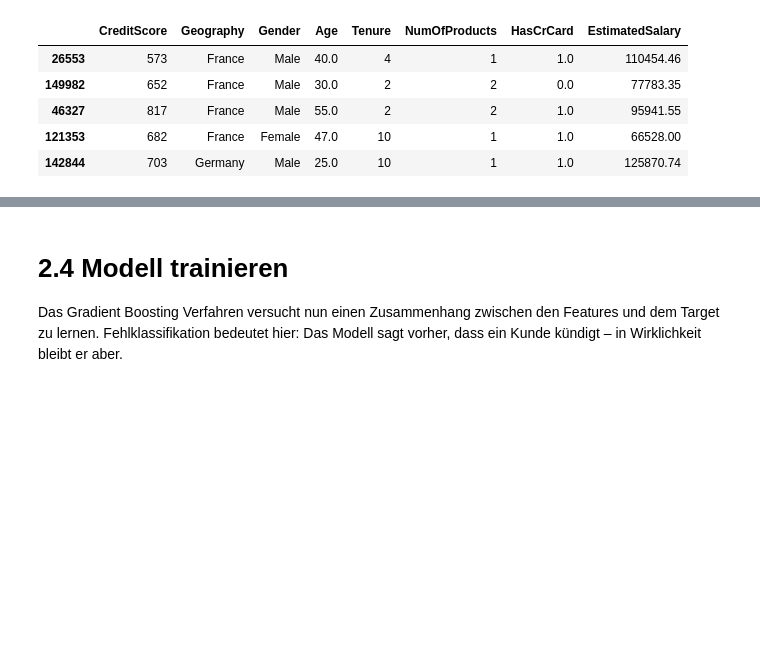
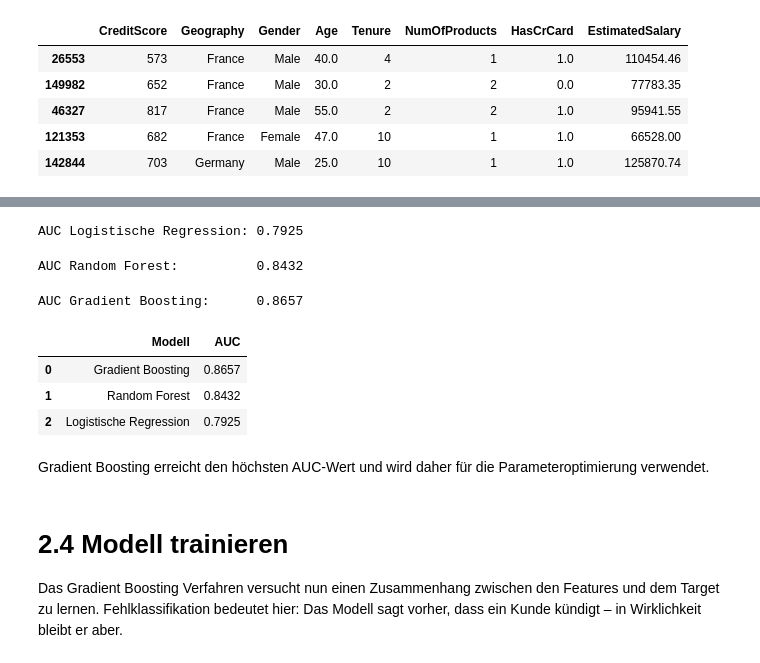
Before and after one commit to Oskar1324/churn-prediction-project, a Jupyter notebook: churn_project_1.ipynb, the cells around one changed output, grey strips where cells are left out. Drawn from its saved outputs; the diff is of its cells as text; code cells hidden in the pictures; blank space fills up the shorter version.

```diff
--- a/churn_project_1.ipynb
+++ b/churn_project_1.ipynb
@@ -166,0 +186,55 @@ model = GradientBoostingClassifier(random_state=42)
+# %%
+from sklearn.ensemble import GradientBoostingClassifier, RandomForestClassifier
+from sklearn.linear_model import LogisticRegression
+from sklearn.preprocessing import StandardScaler
+from sklearn import metrics
+import pandas as pd
+
+# Datenaufbereitung
+X_train_encoded = pd.get_dummies(X_train.copy(), columns=['Geography', 'Gender'], drop_first=True)
+X_test_encoded  = pd.get_dummies(X_test.copy(),  columns=['Geography', 'Gender'], drop_first=True)
+X_test_encoded  = X_test_encoded.reindex(columns=X_train_encoded.columns, fill_value=0)
+
+# Skalierung für Logistische Regression
+scaler         = StandardScaler()
+X_train_scaled = scaler.fit_transform(X_train_encoded)
+X_test_scaled  = scaler.transform(X_test_encoded)
+# %%
+# Modell 1: Logistische Regression (Standardeinstellungen)
+model_lr = LogisticRegression(random_state=42, max_iter=1000)
+model_lr.fit(X_train_scaled, y_train)
+auc_lr = metrics.roc_auc_score(y_test, model_lr.predict_proba(X_test_scaled)[:, 1])
+print(f"AUC Logistische Regression: {auc_lr:.4f}")
+# %% [output]
+AUC Logistische Regression: 0.7925
+# %%
+# Modell 2: Random Forest (Standardeinstellungen)
+model_rf = RandomForestClassifier(random_state=42)
+model_rf.fit(X_train_encoded, y_train)
+auc_rf = metrics.roc_auc_score(y_test, model_rf.predict_proba(X_test_encoded)[:, 1])
+print(f"AUC Random Forest:          {auc_rf:.4f}")
+# %% [output]
+AUC Random Forest:          0.8432
+# %%
+# Modell 3: Gradient Boosting (Standardeinstellungen)
+model_gb = GradientBoostingClassifier(random_state=42)
+model_gb.fit(X_train_encoded, y_train)
+auc_gb = metrics.roc_auc_score(y_test, model_gb.predict_proba(X_test_encoded)[:, 1])
+print(f"AUC Gradient Boosting:      {auc_gb:.4f}")
+# %% [output]
+AUC Gradient Boosting:      0.8657
+# %%
+# Vergleichstabelle
+vergleich = pd.DataFrame({
+    "Modell": ["Logistische Regression", "Random Forest", "Gradient Boosting"],
+    "AUC":    [round(auc_lr, 4), round(auc_rf, 4), round(auc_gb, 4)]
+})
+vergleich.sort_values("AUC", ascending=False).reset_index(drop=True)
+# %% [output]
+|  | Modell | AUC |
+| 0 | Gradient Boosting | 0.8657 |
+| 1 | Random Forest | 0.8432 |
+| 2 | Logistische Regression | 0.7925 |
+# %% [markdown]
+Gradient Boosting erreicht den höchsten AUC-Wert und wird daher
+für die Parameteroptimierung verwendet.
```
Also changed, not shown: parts of 13 cells of this notebook.
